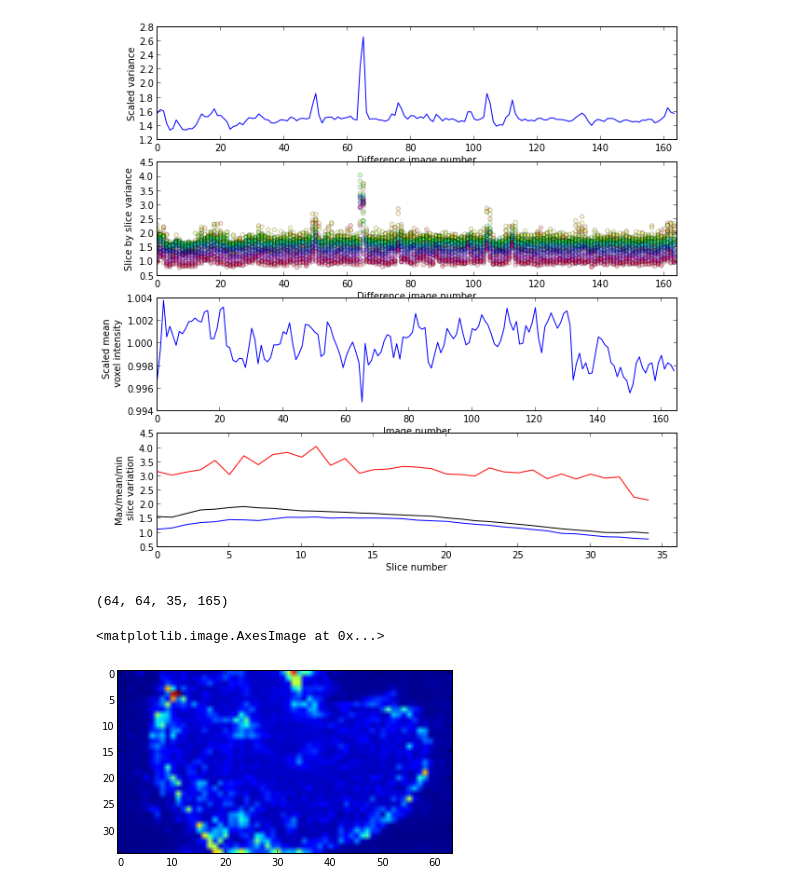
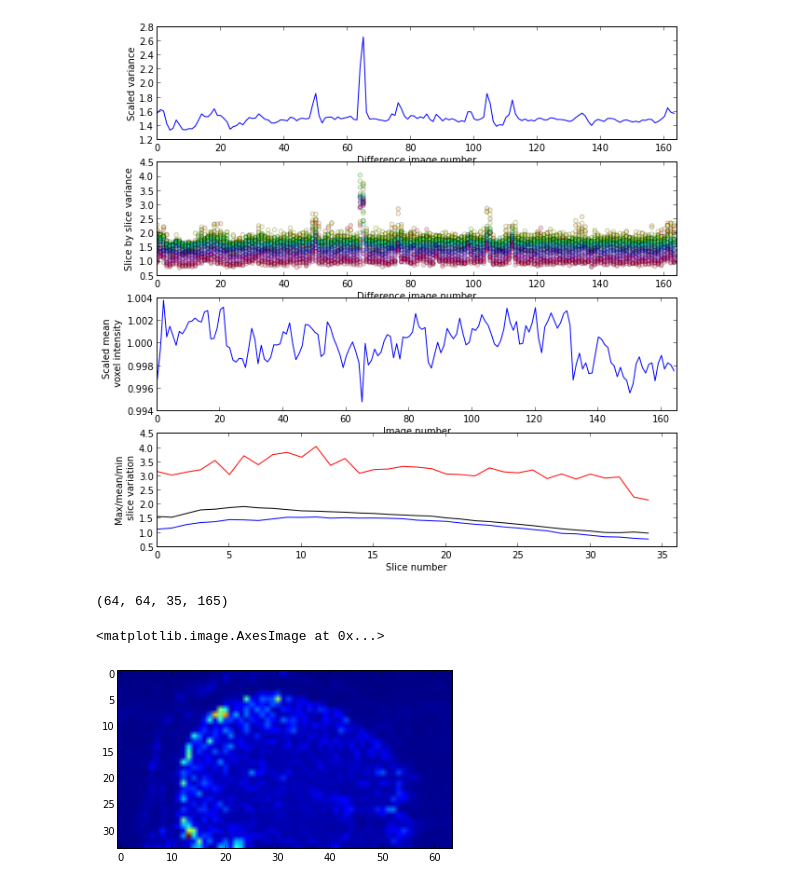
Before and after one commit to jbpoline/bayfmri, a Jupyter notebook: notebooks/exploring_the_data.ipynb, the cells around one changed output. Cells and saved outputs as stored; diff of their text form; code cells hidden in the pictures.

```diff
--- a/notebooks/exploring_the_data.ipynb
+++ b/notebooks/exploring_the_data.ipynb
@@ -59,12 +62,12 @@ nads.plot_tsdiffs(tdiff)
 # %%
 data = sub_img.get_data()
 print data.shape
 std_arr = np.std(data, axis=3)
-sagittal = std_arr[32,:,:]
-plt.imshow(sagittal.T)
+sagittal = std_arr[17,:,:]
+plt.imshow(sagittal.T[-1:0:-1,:])
 # %% [output]
 (64, 64, 35, 165)
 <matplotlib.image.AxesImage at 0x...>
-[figure, old version]
+[figure, new version]
 # %%
 plt.imshow??
```
Also changed, not shown: parts of 3 cells of this notebook.
